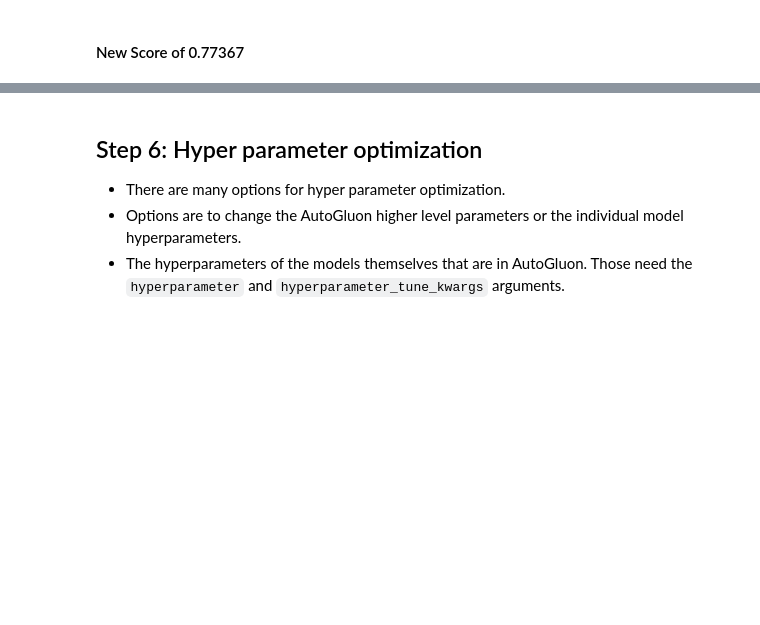
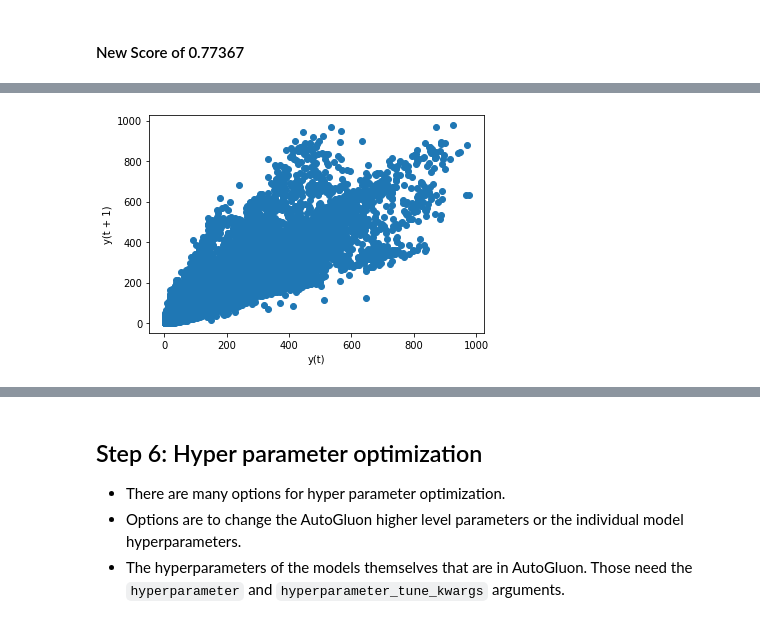
Before and after one commit to mervat-khaled/cd0385-project-starter, a Jupyter notebook: project/project-template.ipynb, the cells around one changed output, grey strips where cells are left out. Drawn from its saved outputs; the diff is of its cells as text; code cells hidden in the pictures; blank space fills up the shorter version.

```diff
--- a/project/project-template.ipynb
+++ b/project/project-template.ipynb
@@ -514,0 +555,5 @@ Successfully submitted to Bike Sharing Demand
+# %%
+#autocorrelation
+pd.plotting.lag_plot(train["count"]);
+# %% [output]
+[figure, added]
```
Also changed, not shown: parts of 27 cells of this notebook.
